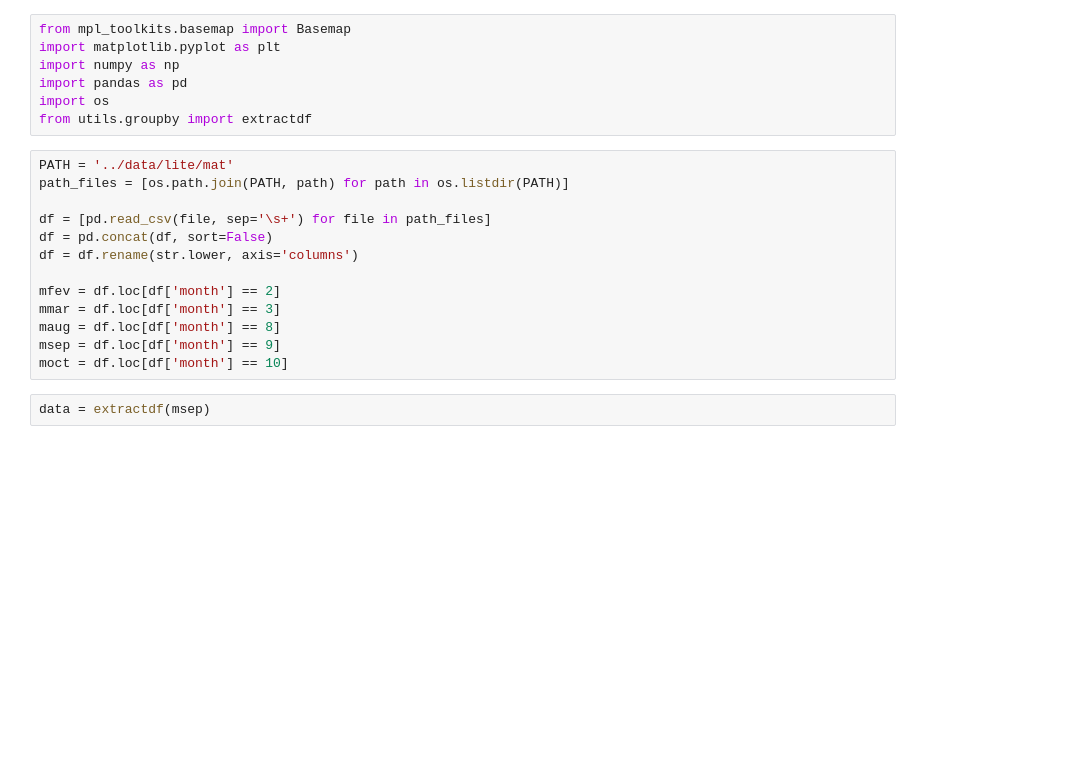
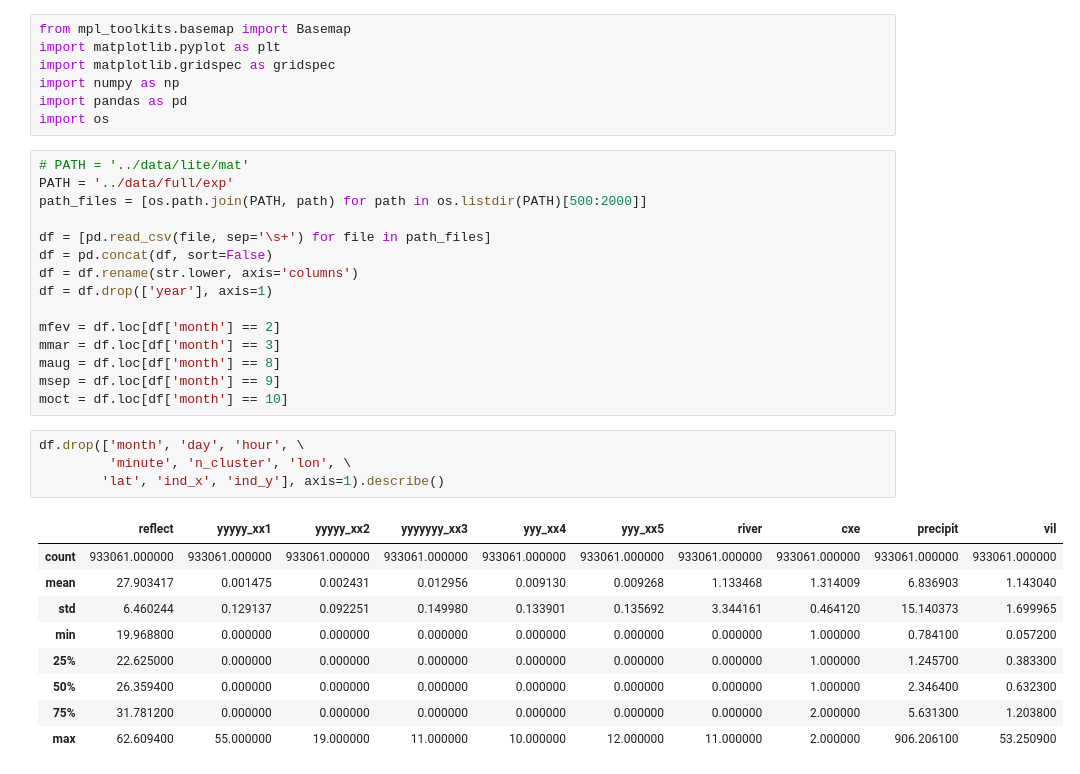
Before and after one commit to AdrianoPereira/project-cap394, a Jupyter notebook: src/Untitled.ipynb, the cells around one changed output. Cells and saved outputs as stored; diff of their text form; blank space fills up the shorter version.

```diff
--- a/src/Untitled.ipynb
+++ b/src/Untitled.ipynb
@@ -1,25 +1,39 @@
 # %%
 from mpl_toolkits.basemap import Basemap
 import matplotlib.pyplot as plt
+import matplotlib.gridspec as gridspec
 import numpy as np
 import pandas as pd
 import os
-from utils.groupby import extractdf
 # %%
-PATH = '../data/lite/mat'
-path_files = [os.path.join(PATH, path) for path in os.listdir(PATH)]
+# PATH = '../data/lite/mat'
+PATH = '../data/full/exp'
+path_files = [os.path.join(PATH, path) for path in os.listdir(PATH)[500:2000]]
 
 df = [pd.read_csv(file, sep='\s+') for file in path_files]
 df = pd.concat(df, sort=False)
 df = df.rename(str.lower, axis='columns')
+df = df.drop(['year'], axis=1)
 
 mfev = df.loc[df['month'] == 2]
 mmar = df.loc[df['month'] == 3]
 maug = df.loc[df['month'] == 8]
 msep = df.loc[df['month'] == 9]
 moct = df.loc[df['month'] == 10]
-# %%
-data = extractdf(msep)
+# %%
+df.drop(['month', 'day', 'hour', \
+         'minute', 'n_cluster', 'lon', \
+        'lat', 'ind_x', 'ind_y'], axis=1).describe()
+# %% [output]
+|  | reflect | yyyyy_xx1 | yyyyy_xx2 | yyyyyyy_xx3 | yyy_xx4 | yyy_xx5 | river | cxe | precipit | vil |
+| count | 933061.000000 | 933061.000000 | 933061.000000 | 933061.000000 | 933061.000000 | 933061.000000 | 933061.000000 | 933061.000000 | 933061.000000 | 933061.000000 |
+| mean | 27.903417 | 0.001475 | 0.002431 | 0.012956 | 0.009130 | 0.009268 | 1.133468 | 1.314009 | 6.836903 | 1.143040 |
+| std | 6.460244 | 0.129137 | 0.092251 | 0.149980 | 0.133901 | 0.135692 | 3.344161 | 0.464120 | 15.140373 | 1.699965 |
+| min | 19.968800 | 0.000000 | 0.000000 | 0.000000 | 0.000000 | 0.000000 | 0.000000 | 1.000000 | 0.784100 | 0.057200 |
+| 25% | 22.625000 | 0.000000 | 0.000000 | 0.000000 | 0.000000 | 0.000000 | 0.000000 | 1.000000 | 1.245700 | 0.383300 |
+| 50% | 26.359400 | 0.000000 | 0.000000 | 0.000000 | 0.000000 | 0.000000 | 0.000000 | 1.000000 | 2.346400 | 0.632300 |
+| 75% | 31.781200 | 0.000000 | 0.000000 | 0.000000 | 0.000000 | 0.000000 | 0.000000 | 2.000000 | 5.631300 | 1.203800 |
+| max | 62.609400 | 55.000000 | 19.000000 | 11.000000 | 10.000000 | 12.000000 | 11.000000 | 2.000000 | 906.206100 | 53.250900 |
 # %%
 msep.head()
 # %% [output]
```
Also changed, not shown: parts of 11 cells of this notebook, 22 other files.
